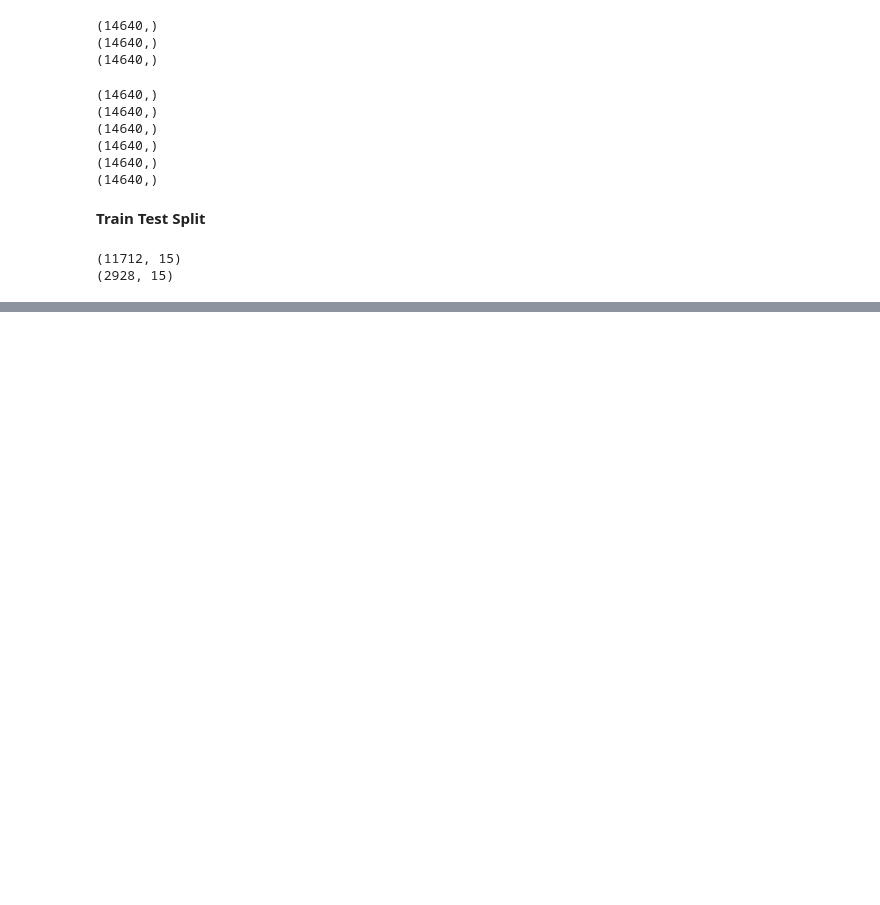
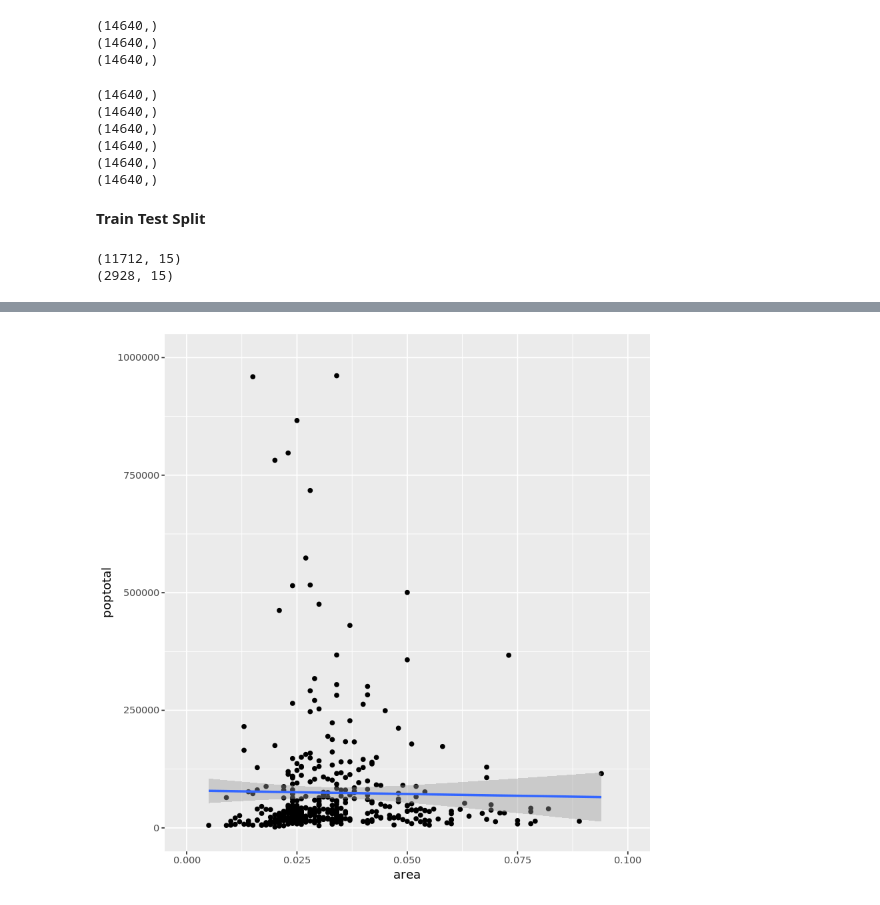
Before and after one commit to outcastgeek/ANLY520_US_AirlineTwitterSentimentAnalysis, a Jupyter notebook: U.S.AirlineTwitterSentimentAnalysis.ipynb, the cells around one changed output, grey strips where cells are left out. Cells and saved outputs as stored; diff of their text form; code cells hidden in the pictures; blank space fills up the shorter version.

```diff
--- a/U.S.AirlineTwitterSentimentAnalysis.ipynb
+++ b/U.S.AirlineTwitterSentimentAnalysis.ipynb
@@ -149,0 +188,3 @@ print(tweets_dataset_test.shape)
+# %%
+g + xlim(c(0, 0.1)) + ylim(c(0, 1000000))
+# %% [output]
@@ -149,0 +194 @@ print(tweets_dataset_test.shape)
+[figure, added]
```
Also changed, not shown: parts of 12 cells of this notebook.
